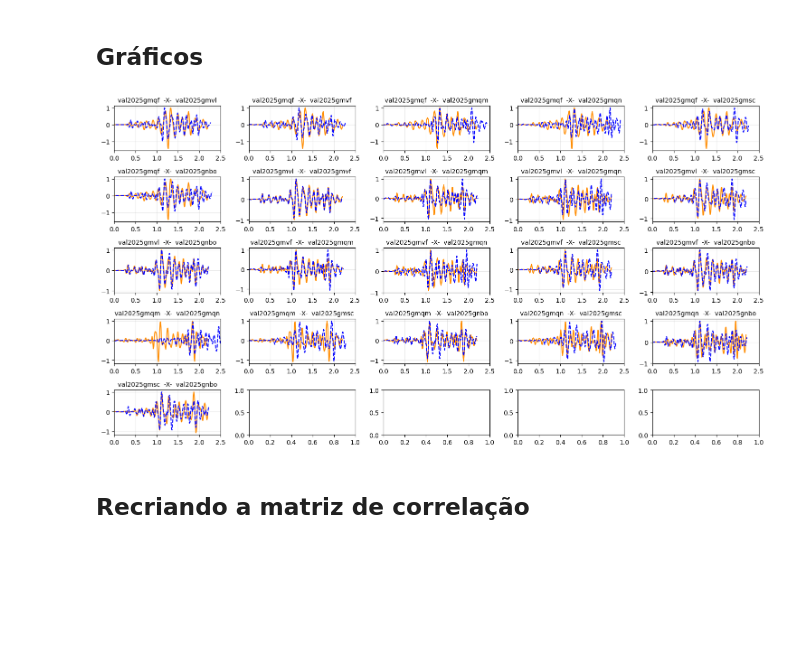
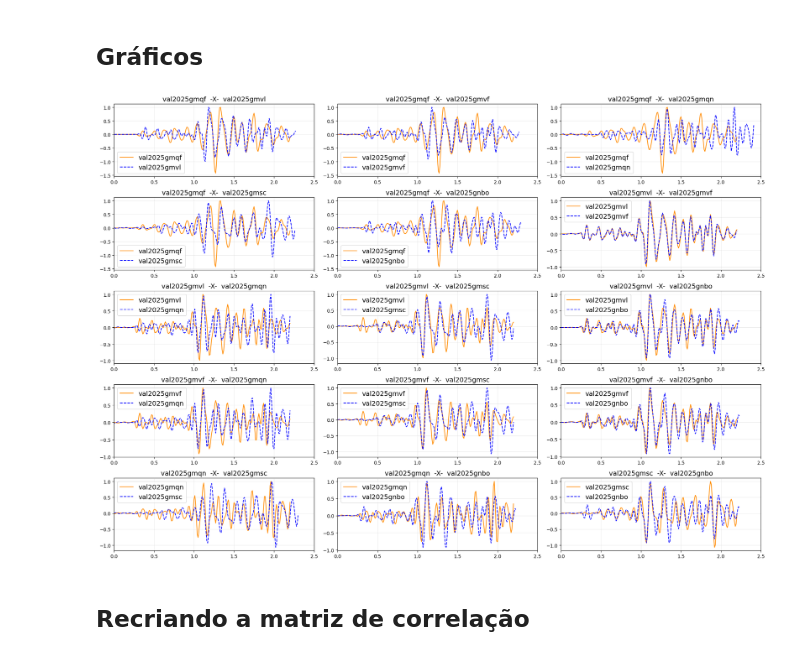
Before and after one commit to FernandoL12/IC-Seismology-2025, a Jupyter notebook: Correlation.ipynb, the cells around one changed output. Cells and saved outputs as stored; diff of their text form; code cells hidden in the pictures; blank space fills up the shorter version.

```diff
--- a/Correlation.ipynb
+++ b/Correlation.ipynb
@@ -341,7 +341,7 @@ def corr_matrix(ev_id, station, t0=0, phase=["P"], fmin=5,fmax=15, start1=0.2,st
 Plota a matriz de correlação das formas de onda dos eventos listados em "ev_id". Neste caso, não houve correção dos picks da onda P, então o início do evento corresponde puramente ao escolhido pelo sismologo durante a pickagem
 # %%
 # Lista de eventos
-ev_id = ['val2025gmqf','val2025gmvl','val2025gmvf','val2025gmqm','val2025gmqn','val2025gmsc','val2025gnbo']
+ev_id = ['val2025gmqf','val2025gmvl','val2025gmvf','val2025gmqn','val2025gmsc','val2025gnbo']
 # Número de estações/dimensão da matriz nxn
 size = len(ev_id)
 # Estação que será extraída a forma de onda
@@ -460,7 +459,7 @@ total_de_graficos = len(info_dict['corr'])
 if total_de_graficos < 5:
     ncols = total_de_graficos
 else:
-    ncols = 5
+    ncols = 3
 
 # Ajustando o número de linhas de acordo com o npumero de colunas escolhidas (no caso 5)
 if total_de_graficos % ncols ==0:
@@ -471,45 +470,46 @@ else:
     deno = ncols + 1
 
 # Criando os gráficos
-fig, ax = plt.subplots(nrows=nrows, ncols=ncols, figsize=[15,8], squeeze=False)
+fig, ax = plt.subplots(nrows=nrows, ncols=ncols, figsize=[20,14], squeeze=False)
 
 
 # Criando um contador que passará pelo indice do info_dict
 cont = 0
 for row in range(nrows):
     for col in range(ncols):
-
+        title = info_dict['title'][cont]
         image = ax[row][col]
         # Plot da correlações
         #ax[row][col].plot(info_dict['lags'][cont], info_dict['corr'][cont], color='red')
 
         # Plotando o 1o evento
         Y1 = info_dict['data1'][cont]
         X1 = Y1.times()
         Y1 = Y1.data / np.max(Y1.data)
 
-        image.plot(X1, Y1, color='darkorange')
+        image.plot(X1, Y1, color='darkorange', label=f'{title[:11]}')
 
         # Plotando o 2o evento
         Y2 = info_dict['data2'][cont]
         X2 = Y2.times() + info_dict['offset'][cont]
         Y2 = Y2.data / np.max(Y2.data)
 
-        image.plot(X2, Y2, 'b--')
+        image.plot(X2, Y2, 'b--', label=f'{title[18:]}')
 
         # Configurando o gráfico
-        image.set_title(info_dict['title'][cont], fontsize=10)
+        image.set_title(title, fontsize=14)
         image.set_xlim(0.0,2.5)
         image.grid(alpha=0.25)
-
+        image.legend(fontsize=14)
         cont += 1
 
         if cont == total_de_graficos:
             break
 
+
 plt.tight_layout()
 # %% [output]
-[figure, old version]
+[figure, new version]
 # %% [markdown]
 ## Recriando a matriz de correlação
 # %%
```
Also changed, not shown: parts of 5 cells of this notebook.
